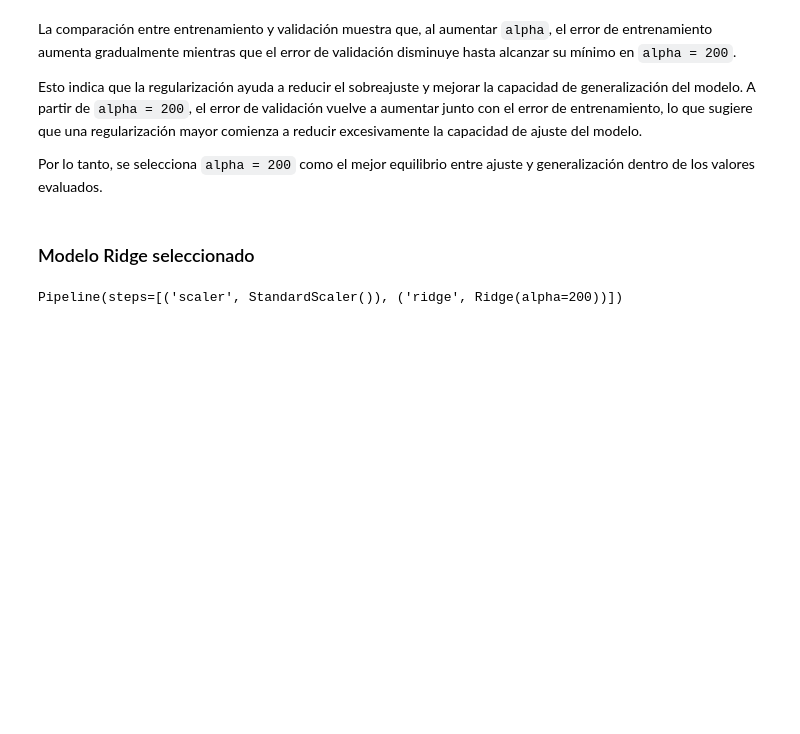
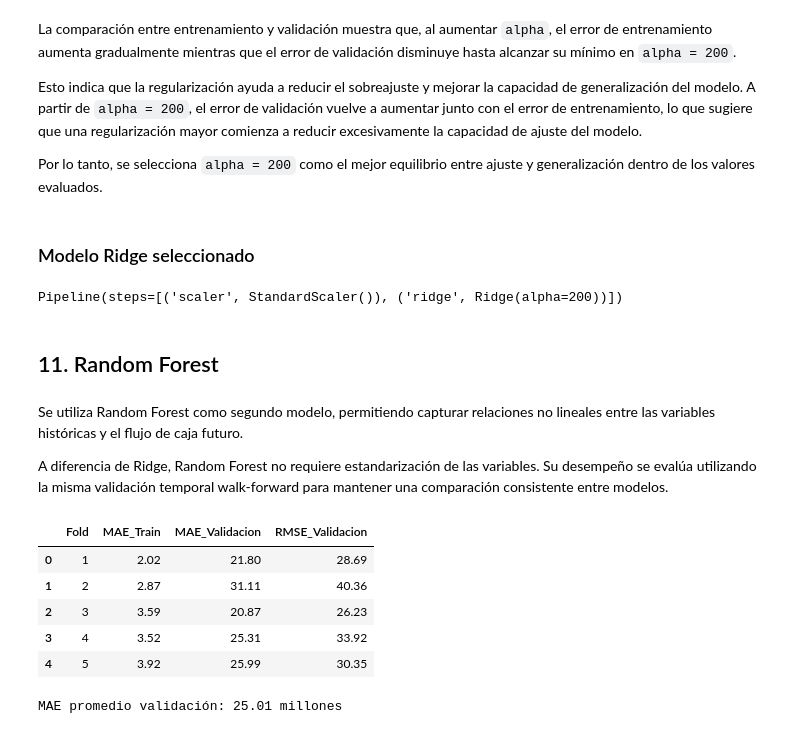
Before and after one commit to Vyena/ml_finance_teixeiradossantos, a Jupyter notebook: notebooks/Proyecto final/proyecto_flujo_caja.ipynb, the cells around one changed output. Cells and saved outputs as stored; diff of their text form; code cells hidden in the pictures; blank space fills up the shorter version.

```diff
--- a/notebooks/Proyecto final/proyecto_flujo_caja.ipynb
+++ b/notebooks/Proyecto final/proyecto_flujo_caja.ipynb
@@ -866,3 +868,60 @@ modelo_ridge_final = Pipeline([
 modelo_ridge_final.fit(X_train, y_train)
 # %% [output]
 Pipeline(steps=[('scaler', StandardScaler()), ('ridge', Ridge(alpha=200))])
+# %% [markdown]
+## 11. Random Forest
+# %% [markdown]
+Se utiliza Random Forest como segundo modelo, permitiendo capturar relaciones no lineales entre las variables históricas y el flujo de caja futuro.
+
+A diferencia de Ridge, Random Forest no requiere estandarización de las variables. Su desempeño se evalúa utilizando la misma validación temporal walk-forward para mantener una comparación consistente entre modelos.
+# %%
+modelo_rf = RandomForestRegressor(
+    random_state=42,
+    n_jobs=-1
+)
+
+resultados_rf = []
+
+for i, (train_idx, val_idx) in enumerate(tscv.split(X_train), start=1):
+
+    X_fold_train = X_train.iloc[train_idx]
+    y_fold_train = y_train.iloc[train_idx]
+
+    X_fold_val = X_train.iloc[val_idx]
+    y_fold_val = y_train.iloc[val_idx]
+
+    modelo_rf.fit(X_fold_train, y_fold_train)
+
+    pred_train = modelo_rf.predict(X_fold_train)
+    pred_val = modelo_rf.predict(X_fold_val)
+
+    mae_train = mean_absolute_error(y_fold_train, pred_train)
+    mae_val = mean_absolute_error(y_fold_val, pred_val)
+    rmse_val = np.sqrt(
+        mean_squared_error(y_fold_val, pred_val)
+    )
+
+    resultados_rf.append({
+        "Fold": i,
+        "MAE_Train": mae_train / 1_000_000,
+        "MAE_Validacion": mae_val / 1_000_000,
+        "RMSE_Validacion": rmse_val / 1_000_000
+    })
+
+resultados_rf = pd.DataFrame(resultados_rf)
+
+display(resultados_rf.round(2))
+
+print(
+    "MAE promedio validación:",
+    round(resultados_rf["MAE_Validacion"].mean(), 2),
+    "millones"
+)
+# %% [output]
+|  | Fold | MAE_Train | MAE_Validacion | RMSE_Validacion |
+| 0 | 1 | 2.02 | 21.80 | 28.69 |
+| 1 | 2 | 2.87 | 31.11 | 40.36 |
+| 2 | 3 | 3.59 | 20.87 | 26.23 |
+| 3 | 4 | 3.52 | 25.31 | 33.92 |
+| 4 | 5 | 3.92 | 25.99 | 30.35 |
+MAE promedio validación: 25.01 millones
```
Also changed, not shown: parts of 18 cells of this notebook.
